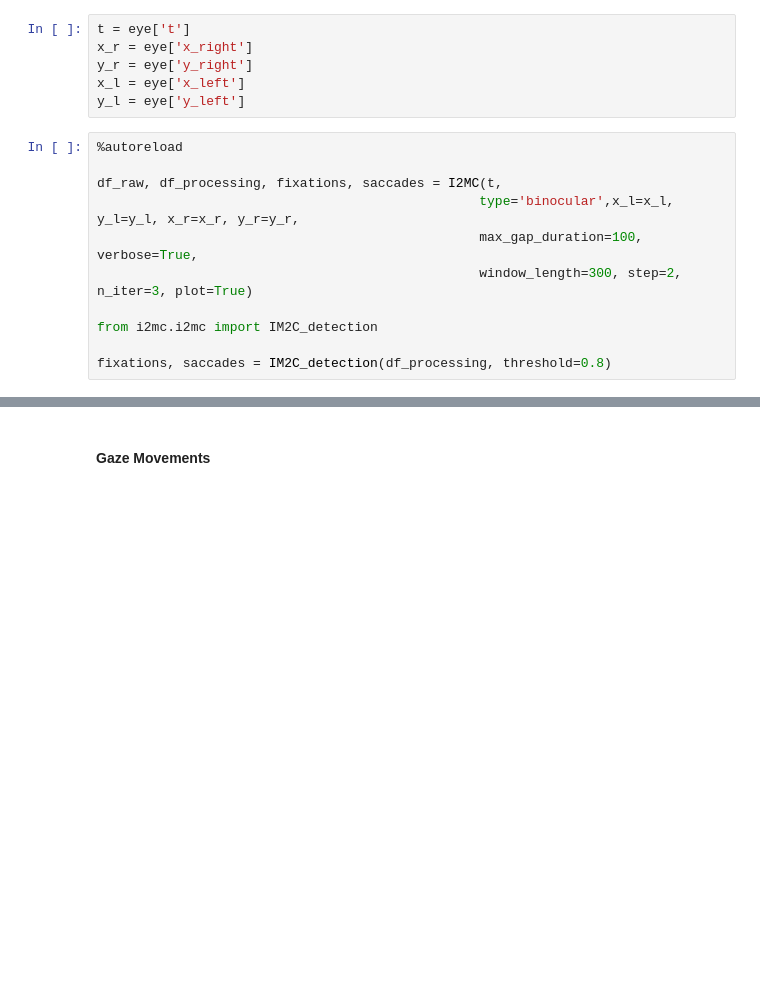
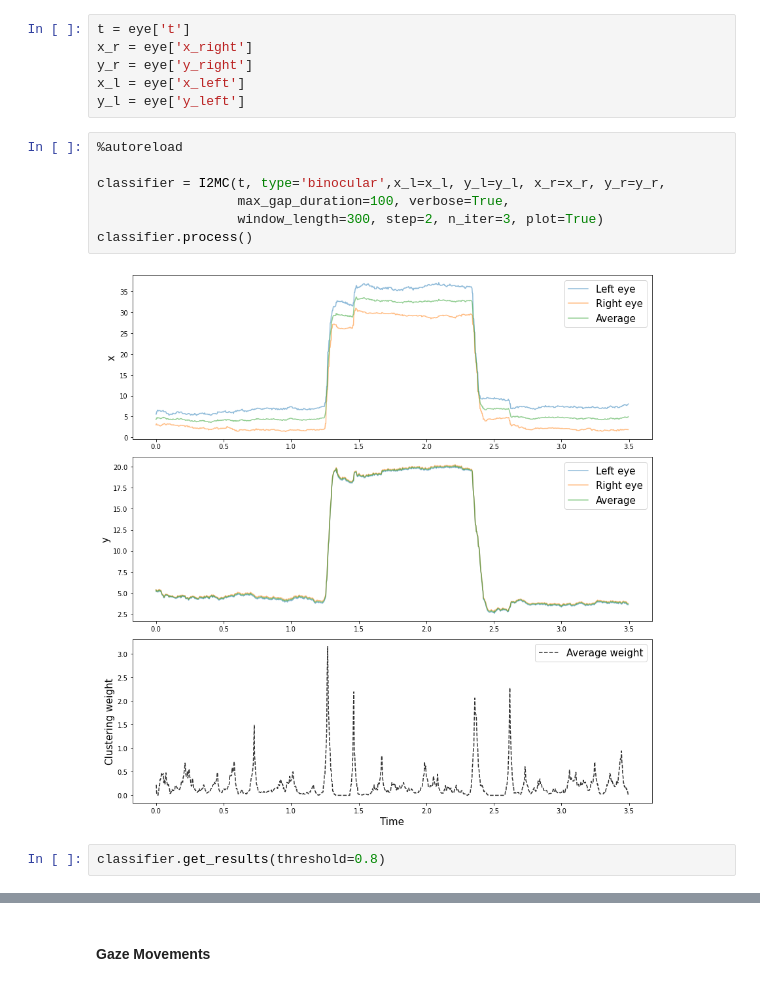
Before and after one commit to axelroques/Eye_Movement_Classification, a Jupyter notebook: classification.ipynb, the cells around one changed output, grey strips where cells are left out. Drawn from its saved outputs; the diff is of its cells as text; blank space fills up the shorter version.

```diff
--- a/classification.ipynb
+++ b/classification.ipynb
@@ -170,11 +170,11 @@ y_l = eye['y_left']
 # %%
 %autoreload
 
-df_raw, df_processing, fixations, saccades = I2MC(t,
-                                                 type='binocular',x_l=x_l, y_l=y_l, x_r=x_r, y_r=y_r,
-                                                 max_gap_duration=100, verbose=True,
-                                                 window_length=300, step=2, n_iter=3, plot=True)
-
-from i2mc.i2mc import IM2C_detection
-
-fixations, saccades = IM2C_detection(df_processing, threshold=0.8)
+classifier = I2MC(t, type='binocular',x_l=x_l, y_l=y_l, x_r=x_r, y_r=y_r,
+                  max_gap_duration=100, verbose=True,
+                  window_length=300, step=2, n_iter=3, plot=True)
+classifier.process()
+# %% [output]
+[figure, added]
+# %%
+classifier.get_results(threshold=0.8)
```
Also changed, not shown: parts of 5 cells of this notebook, 2 other files.
